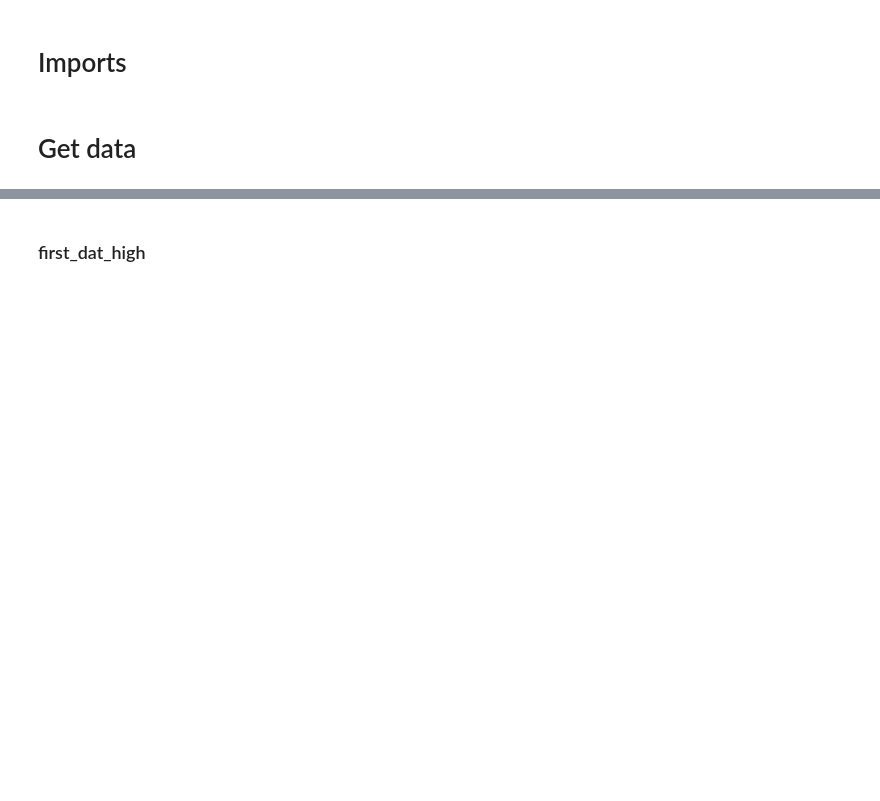
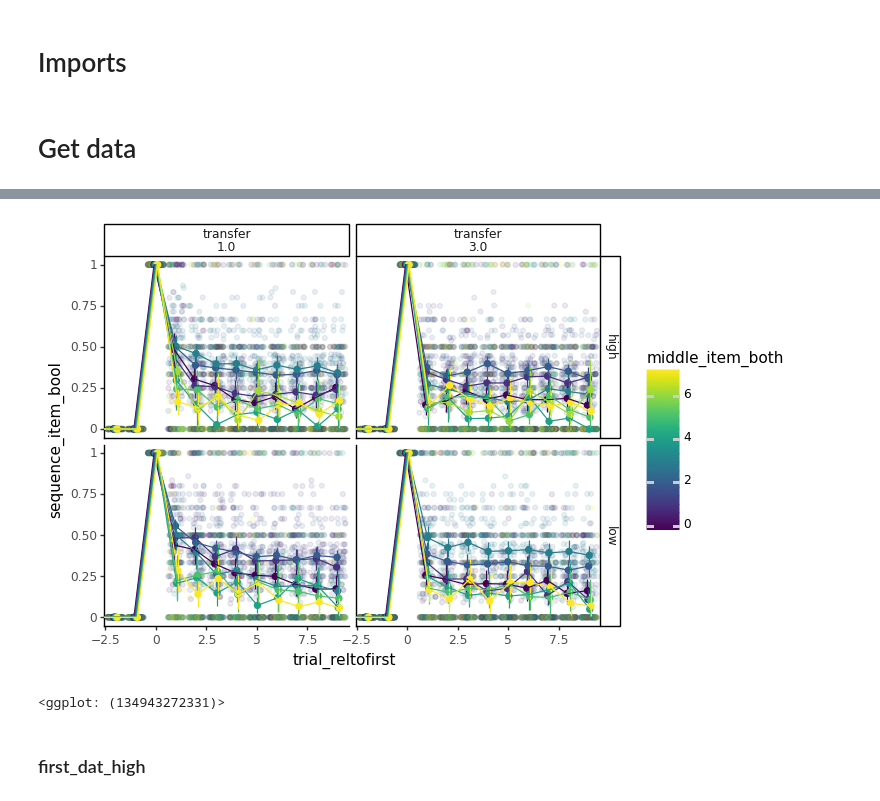
Before and after one commit to MariaEckstein/CHaRLy, a Jupyter notebook: CHaRLy_AmyData2-1.04ZoomingInOnLearningSequences.ipynb, the cells around one changed output, grey strips where cells are left out. Saved outputs shown, nothing was run; the diff lists cells and outputs as text; code cells hidden in the pictures; blank space fills up the shorter version.

```diff
--- a/CHaRLy_AmyData2-1.04ZoomingInOnLearningSequences.ipynb
+++ b/CHaRLy_AmyData2-1.04ZoomingInOnLearningSequences.ipynb
@@ -34,3 +214,15 @@ first_dat
+# %%
+subj_dat = f_dat.loc[
+    (f_dat['subtrial'] == f_dat['subtrial_sequence']) & (f_dat['middle_item_both'] < 8) & (f_dat['trial_type'] == 'transfer')
+].groupby(['sid', 'phase', 'trial_type', 'trial_reltofirst', 'middle_item_both', 'subtrial_sequence']).aggregate('mean').reset_index()
+
+g += gg.facet_grid('phase ~ trial_type + subtrial_sequence')
+g.data = subj_dat
+print(g)
+g.save(os.path.join('104_repeatItemsAfterDiscoveryByItemSubtrial.png'))
+# %% [output]
+[figure, added]
+<ggplot: (134943272331)>
 # %% [markdown]
 ### first_dat_high
 # %%
```
Also changed, not shown: parts of 77 cells of this notebook.
